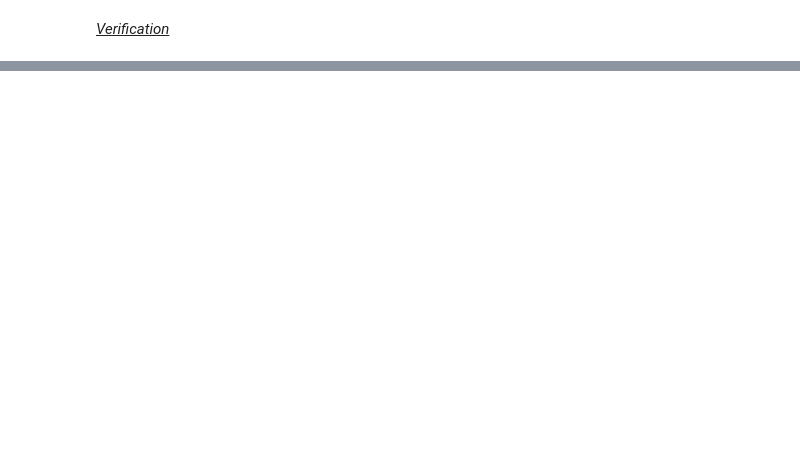
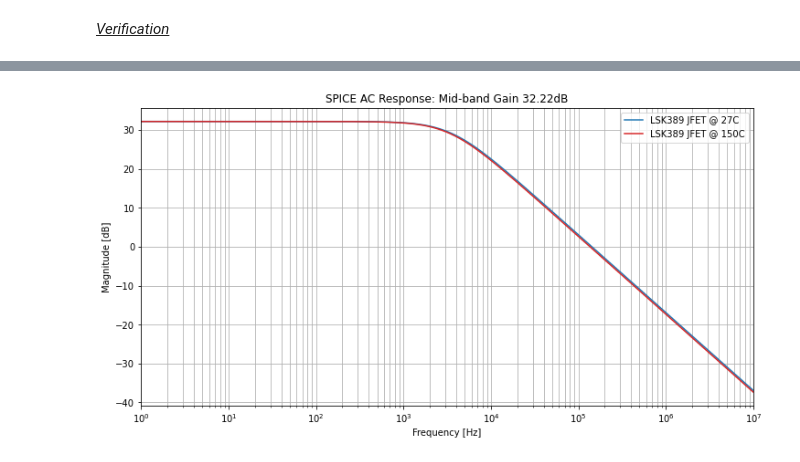
Before and after one commit to kegedy/EE538.1, a Jupyter notebook: kevin/hw04/EE538_Sp2021_Assignment4.ipynb, the cells around one changed output, grey strips where cells are left out. Cells and saved outputs as stored; diff of their text form; code cells hidden in the pictures; blank space fills up the shorter version.

```diff
--- a/kevin/hw04/EE538_Sp2021_Assignment4.ipynb
+++ b/kevin/hw04/EE538_Sp2021_Assignment4.ipynb
@@ -109,0 +204,24 @@ What happens to the noise figure if the temperature rises to $150C$? (this part
+# %%
+filepath = 'data/HW04_27C.txt'
+filepath2 = 'data/HW04_150C.txt'
+df = read_ltspice(filepath,'ac')
+df2 = read_ltspice(filepath2,'ac')
+freq = df['Freq.']
+freq2 = df2['Freq.']
+mag = df['Mag_V(vout)']
+mag2 = df2['Mag_V(vout)']
+# %%
+fig, ax = plt.subplots(1,figsize=(12,6))
+
+ax.semilogx(freq, mag, color='tab:blue',label='LSK389 JFET @ 27C')
+ax.semilogx(freq2, mag2, color='tab:red',label='LSK389 JFET @ 150C')
+ax.grid(True,which='both')
+ax.set_xlabel('Frequency [Hz]')
+ax.set_ylabel('Magnitude [dB]')
+ax.set_title(f'SPICE AC Response: Mid-band Gain {round(max(mag),2)}dB')
+ax.set_xlim(1e0,1e7)
+
+ax.legend()
+plt.show();
+# %% [output]
+[figure, added]
```
Also changed, not shown: parts of 15 cells of this notebook, 7 other files.
